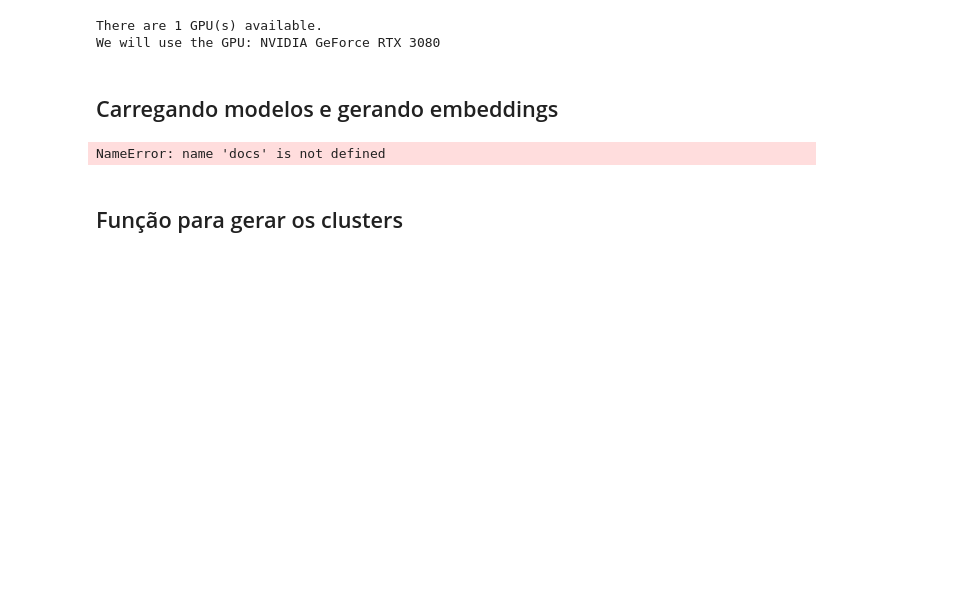
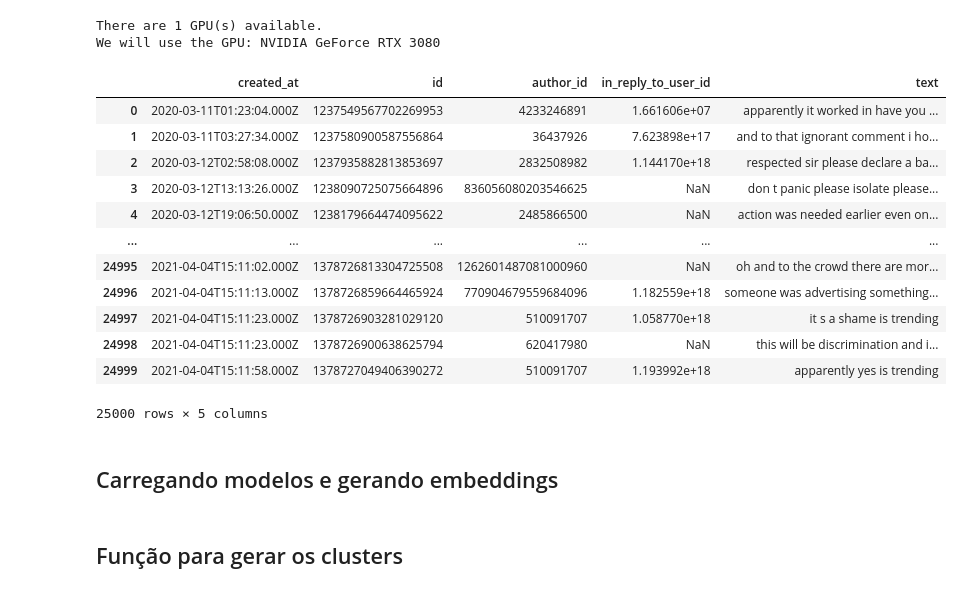
Before and after one commit to mediote/stance_detection, a Jupyter notebook: hyperparameters_tuning.ipynb, the cells around one changed output. Saved outputs shown, nothing was run; the diff lists cells and outputs as text; code cells hidden in the pictures; blank space fills up the shorter version.

```diff
--- a/hyperparameters_tuning.ipynb
+++ b/hyperparameters_tuning.ipynb
@@ -28,9 +28,24 @@ from functools import partial
 #train =  pd.read_csv('./datasets/banck/train.csv')
 #test =  pd.read_csv('./datasets/banck/test.csv')
 
-antivaxxers = pd.read_csv('./datasets/antivaxxers/antivaxxers_processed.csv')
+antivaxxers = pd.read_csv('./data/antivaxxers_processed.csv')
 # %%
-docs = antivaxxers
+docs = antivaxxers.head(25000)
+docs
+# %% [output]
+|  | created_at | id | author_id | in_reply_to_user_id | text |
+| 0 | 2020-03-11T01:23:04.000Z | 1237549567702269953 | 4233246891 | 1.661606e+07 | apparently it worked in have you ... |
+| 1 | 2020-03-11T03:27:34.000Z | 1237580900587556864 | 36437926 | 7.623898e+17 | and to that ignorant comment i ho... |
+| 2 | 2020-03-12T02:58:08.000Z | 1237935882813853697 | 2832508982 | 1.144170e+18 | respected sir please declare a ba... |
+| 3 | 2020-03-12T13:13:26.000Z | 1238090725075664896 | 836056080203546625 | NaN | don t panic please isolate please... |
+| 4 | 2020-03-12T19:06:50.000Z | 1238179664474095622 | 2485866500 | NaN | action was needed earlier even on... |
+| ... | ... | ... | ... | ... | ... |
+| 24995 | 2021-04-04T15:11:02.000Z | 1378726813304725508 | 1262601487081000960 | NaN | oh and to the crowd there are mor... |
+| 24996 | 2021-04-04T15:11:13.000Z | 1378726859664465924 | 770904679559684096 | 1.182559e+18 | someone was advertising something... |
+| 24997 | 2021-04-04T15:11:23.000Z | 1378726903281029120 | 510091707 | 1.058770e+18 | it s a shame is trending |
+| 24998 | 2021-04-04T15:11:23.000Z | 1378726900638625794 | 620417980 | NaN | this will be discrimination and i... |
+| 24999 | 2021-04-04T15:11:58.000Z | 1378727049406390272 | 510091707 | 1.193992e+18 | apparently yes is trending |
+25000 rows × 5 columns
 # %% [markdown]
 ## Carregando modelos e gerando embeddings
 # %%
@@ -42,9 +57,7 @@ bert_base_model = SentenceTransformer("xlm-r-bert-base-nli-stsb-mean-tokens", de
 # %%
-mpnet_embeddings = mpnet_model.encode(docs.text, show_progress_bar=True)
+#mpnet_embeddings = mpnet_model.encode(docs.text, show_progress_bar=True)
 minilm_embeddings = minilm_model.encode(docs.text, show_progress_bar=True)
-bert_base_embeddings = bert_base_model.encode(docs.text, show_progress_bar=True)
+#bert_base_embeddings = bert_base_model.encode(docs.text, show_progress_bar=True)
-# %% [output]
-NameError: name 'docs' is not defined
 # %% [markdown]
 ## Função para gerar os clusters
 # %%
```
Also changed, not shown: parts of 11 cells of this notebook, 5 other files.
